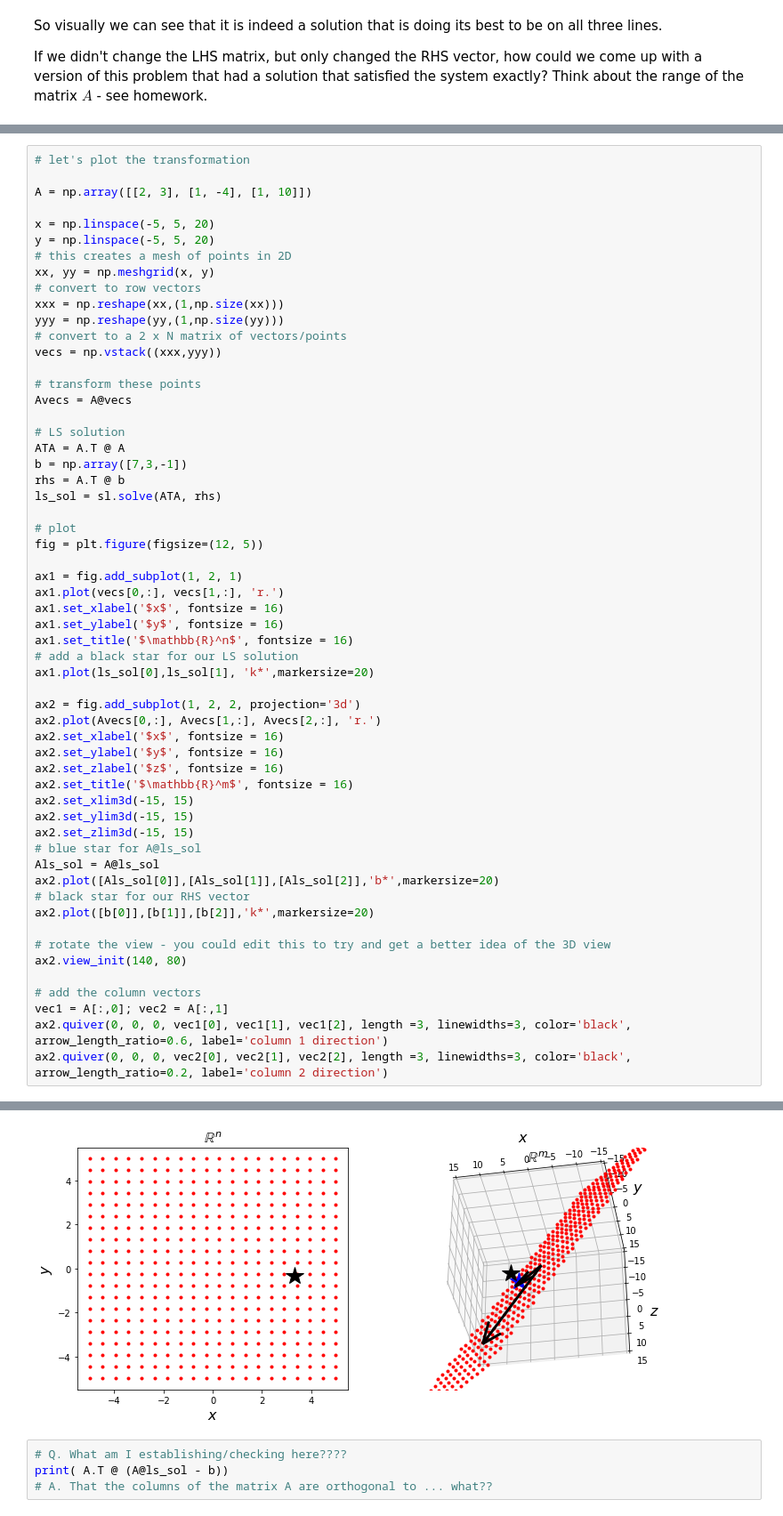
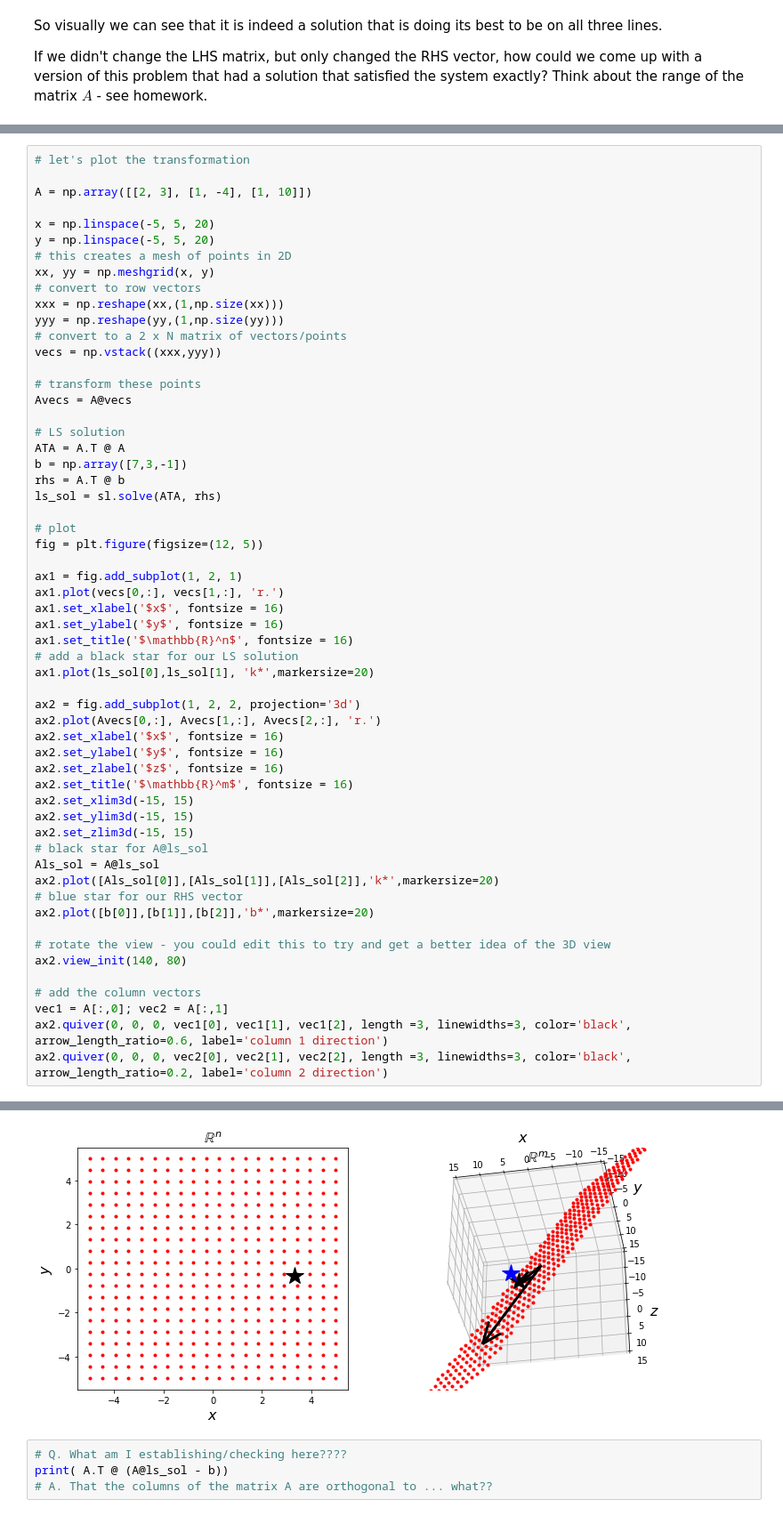
Before and after one commit to matt-piggott/Geophysical-inversion-undergraduate, a Jupyter notebook: lectures/L3/L3.ipynb, the cells around one changed output, grey strips where cells are left out. Shown at 89% size. Drawn from its saved outputs; the diff is of its cells as text.

```diff
--- a/lectures/L3/L3.ipynb
+++ b/lectures/L3/L3.ipynb
@@ -1212,38 +1213,38 @@ ls_sol = sl.solve(ATA, rhs)
 fig = plt.figure(figsize=(12, 5))
 
 ax1 = fig.add_subplot(1, 2, 1)
 ax1.plot(vecs[0,:], vecs[1,:], 'r.')
 ax1.set_xlabel('$x$', fontsize = 16)
 ax1.set_ylabel('$y$', fontsize = 16)
 ax1.set_title('$\mathbb{R}^n$', fontsize = 16)
 # add a black star for our LS solution
 ax1.plot(ls_sol[0],ls_sol[1], 'k*',markersize=20)
 
 ax2 = fig.add_subplot(1, 2, 2, projection='3d')
 ax2.plot(Avecs[0,:], Avecs[1,:], Avecs[2,:], 'r.')
 ax2.set_xlabel('$x$', fontsize = 16)
 ax2.set_ylabel('$y$', fontsize = 16)
 ax2.set_zlabel('$z$', fontsize = 16)
 ax2.set_title('$\mathbb{R}^m$', fontsize = 16)
 ax2.set_xlim3d(-15, 15)
 ax2.set_ylim3d(-15, 15)
 ax2.set_zlim3d(-15, 15)
-# blue star for A@ls_sol
+# black star for A@ls_sol
 Als_sol = A@ls_sol
-ax2.plot([Als_sol[0]],[Als_sol[1]],[Als_sol[2]],'b*',markersize=20)
-# black star for our RHS vector
-ax2.plot([b[0]],[b[1]],[b[2]],'k*',markersize=20)
+ax2.plot([Als_sol[0]],[Als_sol[1]],[Als_sol[2]],'k*',markersize=20)
+# blue star for our RHS vector
+ax2.plot([b[0]],[b[1]],[b[2]],'b*',markersize=20)
 
 # rotate the view - you could edit this to try and get a better idea of the 3D view
 ax2.view_init(140, 80)
 
 # add the column vectors
 vec1 = A[:,0]; vec2 = A[:,1]
 ax2.quiver(0, 0, 0, vec1[0], vec1[1], vec1[2], length =3, linewidths=3, color='black', arrow_length_ratio=0.6, label='column 1 direction')
 ax2.quiver(0, 0, 0, vec2[0], vec2[1], vec2[2], length =3, linewidths=3, color='black', arrow_length_ratio=0.2, label='column 2 direction')
 # %% [output]
 <mpl_toolkits.mplot3d.art3d.Line3DCollection at 0x...>
-[figure, old version]
+[figure, new version]
 # %%
 # Q. What am I establishing/checking here????
 print( A.T @ (A@ls_sol - b))
```
Also changed, not shown: parts of 19 cells of this notebook, 2 other files.
